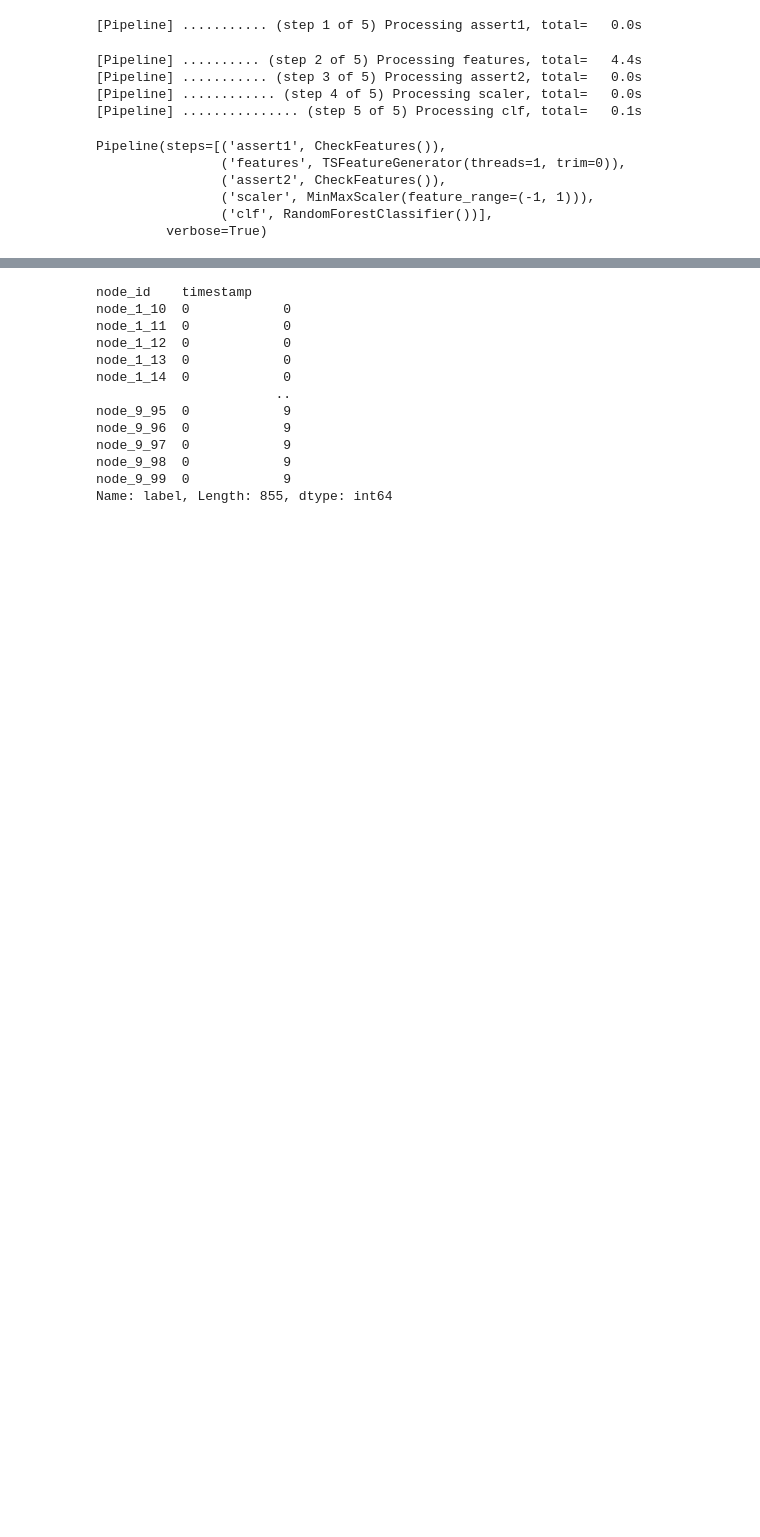
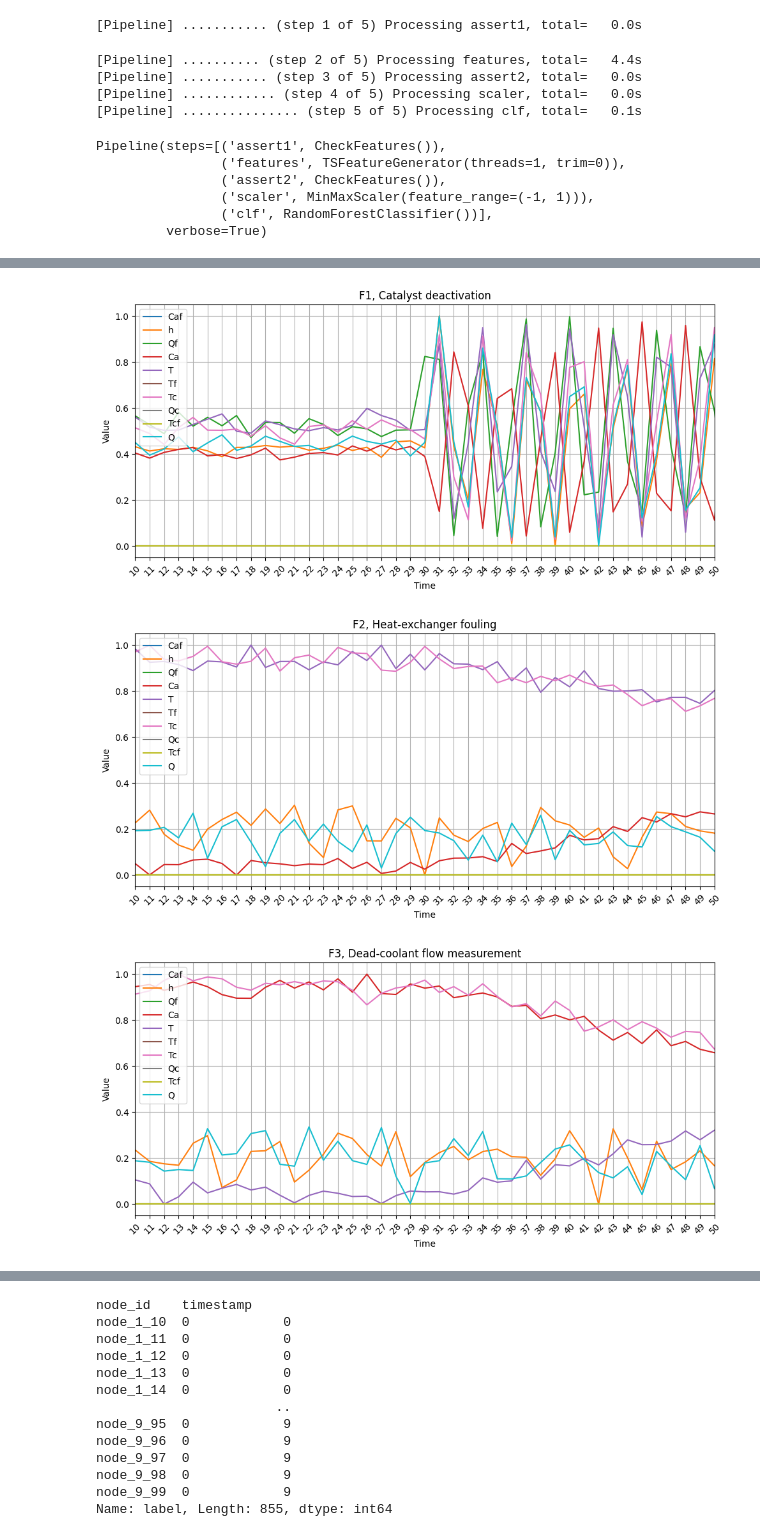
Before and after one commit to peaclab/CoMTE, a Jupyter notebook: cstr_usage.ipynb, the cells around one changed output, grey strips where cells are left out. Saved outputs shown, nothing was run; the diff lists cells and outputs as text; code cells hidden in the pictures; blank space fills up the shorter version.

```diff
--- a/cstr_usage.ipynb
+++ b/cstr_usage.ipynb
@@ -73,2 +95,42 @@ Pipeline(steps=[('assert1', CheckFeatures()),
 # %%
 preds = pipeline.predict(test_timeseries)
+# %%
+comparison_df=pd.DataFrame(test_timeseries)
+comparison_df = comparison_df.groupby(level='node_id').last()
+comparison_df['ind_node'] = ([int(element.split('_')[1]) for element in comparison_df.index.get_level_values('node_id')])
+comparison_df['ind_time'] = ([int(element.split('_')[2]) for element in comparison_df.index.get_level_values('node_id')])
+comparison_df.set_index(['ind_node', 'ind_time'], inplace=True)
+label_dict = {'1': 'F1, Catalyst deactivation', '2': 'F2, Heat-exchanger fouling', '3': 'F3, Dead-coolant flow measurement', '4': 'F4, Bias in reactor temperature measurement', '5': 'F5, Coolant valve stiction qF7', '6': 'F6, Step change in QF', '7': 'F7, Ramp change in CAF', '8': 'F8, Ramp change in TF', '9': 'F9, Ramp change in TCF', '0': 'N, Normal operation'}
+
+for i in range(1,10):
+    single_node_df = comparison_df.loc[comparison_df.index.get_level_values('ind_node') == i]
+    single_node_df = single_node_df.reset_index(level='ind_node', drop=True)
+    single_node_df = single_node_df.sort_index()
+
+    single_node_df_filtered = single_node_df
+
+    # columns_to_plot = ['Tcf']
+    # single_node_df_filtered = single_node_df[columns_to_plot]
+
+    scaler = MinMaxScaler()
+    single_node_df_filtered = pd.DataFrame(scaler.fit_transform(single_node_df_filtered), columns=single_node_df_filtered.columns, index=single_node_df_filtered.index)
+
+    # print(single_node_df_filtered)
+
+    single_node_df_filtered.plot(figsize=(10, 5))
+
+    plt.title(label_dict[str(i)])
+    plt.xlabel('Time')
+    plt.ylabel('Value')
+    plt.grid(True)
+    plt.legend(loc='upper left')
+    # plt.ticklabel_format(style='sci', axis='y', scilimits=(100,200))
+    # plt.yticks(np.arange(0, 500, step=10))
+    plt.xticks(np.arange(WINDOW_SIZE, len(single_node_df_filtered), step=1), rotation=45)
+    plt.xlim(single_node_df_filtered.index[5], single_node_df_filtered.index[45])
+    plt.tight_layout()
+    plt.show()
+# %% [output]
+[figure, added]
+[figure, added]
+[figure, added]
```
Also changed, not shown: parts of 13 cells of this notebook.
